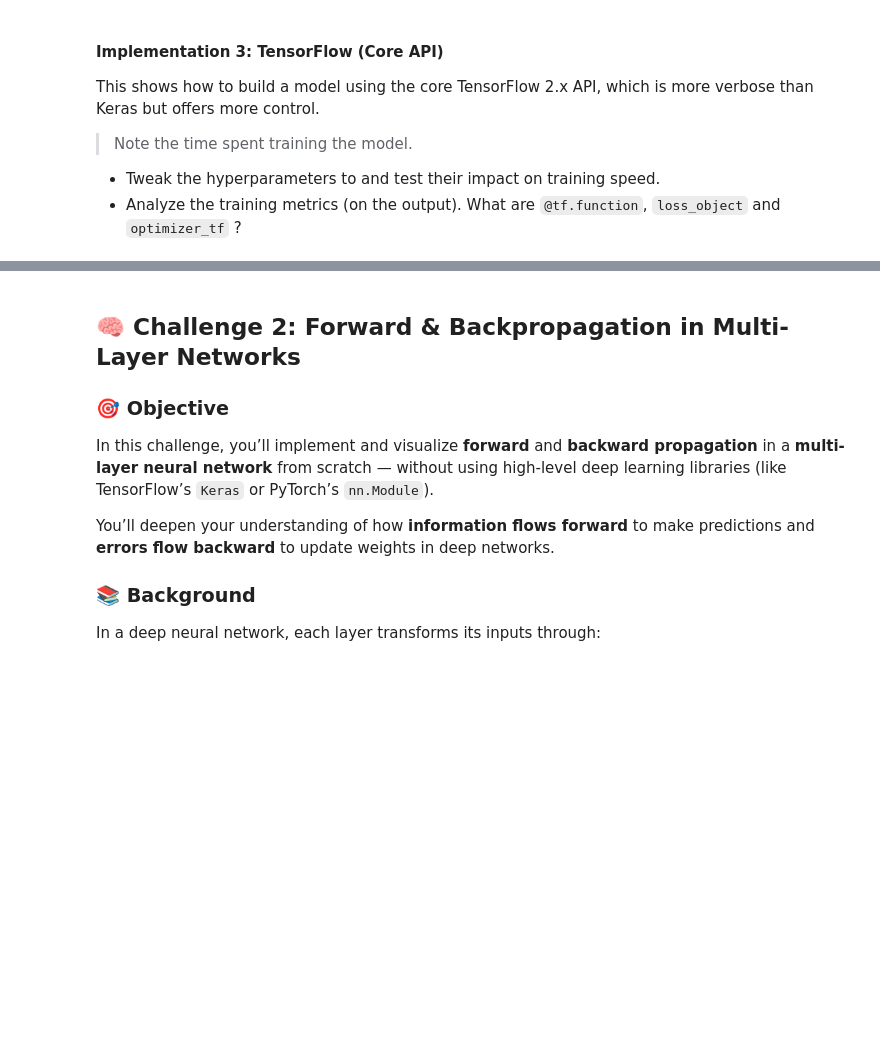
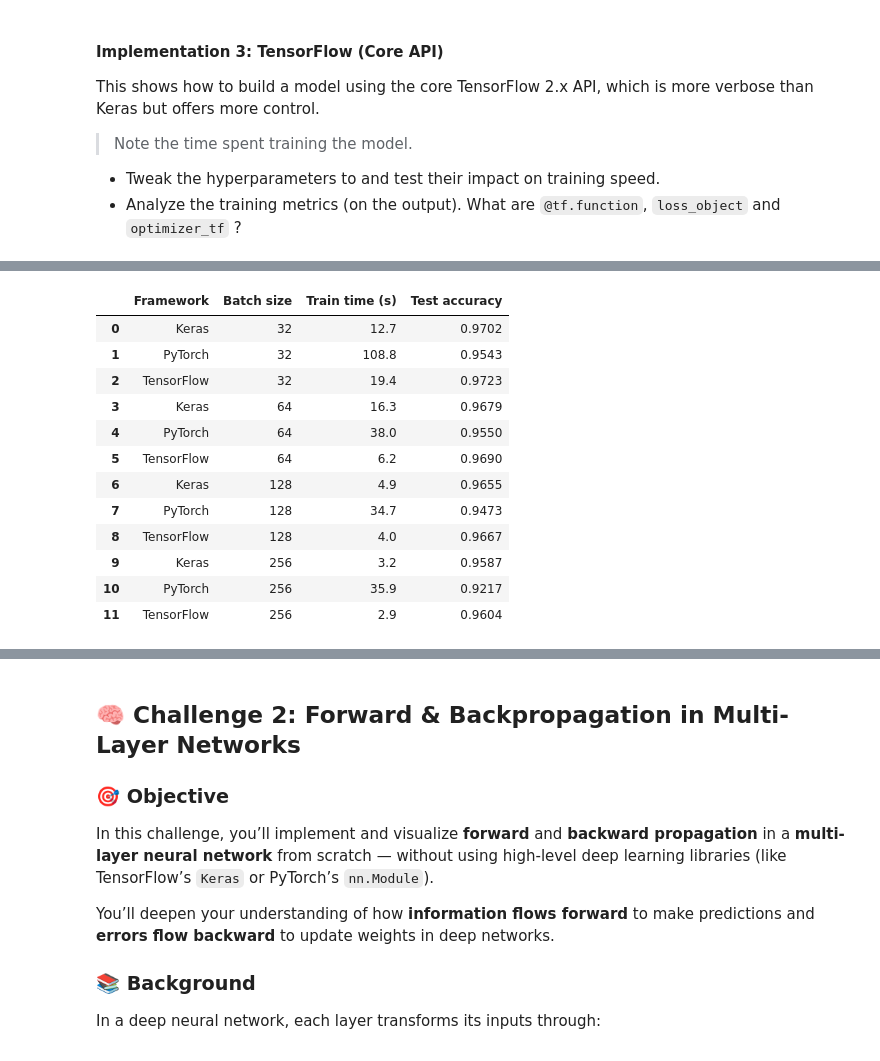
Before and after one commit to JohnBuni/MultiLayerPerceptrons_Workshop, a Jupyter notebook: MultiLayerPerceptrons_Workshop.ipynb, the cells around one changed output, grey strips where cells are left out. Saved outputs shown, nothing was run; the diff lists cells and outputs as text; code cells hidden in the pictures; blank space fills up the shorter version.

```diff
--- a/MultiLayerPerceptrons_Workshop.ipynb
+++ b/MultiLayerPerceptrons_Workshop.ipynb
@@ -640,0 +702,93 @@ Then use the table to prepare talking points on:
+# %%
+import pandas as pd
+import plotly.express as px
+
+
+class BatchSizeTest:
+    def __init__(self, batch_sizes=(32, 64, 128, 256), epochs=2):
+        self.batch_sizes = batch_sizes
+        self.epochs = epochs
+        self.rows = []
+
+    def _log(self, framework, batch_size, seconds, acc):
+        self.rows.append({"Framework": framework, "Batch size": batch_size,
+                          "Train time (s)": round(seconds, 1), "Test accuracy": round(float(acc), 4)})
+
+    def keras(self, batch_size):
+        model = keras.Sequential([
+            keras.layers.Input(shape=(784,)),
+            keras.layers.Dense(128, activation="relu"),
+            keras.layers.Dense(64, activation="relu"),
+            keras.layers.Dense(10, activation="softmax"),
+        ])
+        model.compile(optimizer="adam", loss="sparse_categorical_crossentropy", metrics=["accuracy"])
+        start = time.perf_counter()
+        model.fit(x_train_flat, y_train_tf, batch_size=batch_size, epochs=self.epochs, verbose=0)
+        seconds = time.perf_counter() - start
+        _, acc = model.evaluate(x_test_flat, y_test_tf, verbose=0)
+        self._log("Keras", batch_size, seconds, acc)
+
+    def pytorch(self, batch_size):
+        model = MLP_PyTorch()
+        loss_fn = nn.CrossEntropyLoss()
+        opt = optim.Adam(model.parameters(), lr=0.001)
+        loader = torch.utils.data.DataLoader(train_dataset_pt, batch_size=batch_size, shuffle=True)
+        model.train()
+        start = time.perf_counter()
+        for _ in range(self.epochs):
+            for images, labels in loader:
+                opt.zero_grad()
+                loss_fn(model(images), labels).backward()
+                opt.step()
+        seconds = time.perf_counter() - start
+        model.eval()
+        hits = 0
+        with torch.no_grad():
+            for images, labels in test_loader_pt:
+                hits += (model(images).argmax(1) == labels).sum().item()
+        self._log("PyTorch", batch_size, seconds, hits / len(test_dataset_pt))
+
+    def tensorflow(self, batch_size):
+        model = MLP_TensorFlow()
+        opt = tf.keras.optimizers.Adam()
+        dataset = tf.data.Dataset.from_tensor_slices((x_train_flat, y_train_tf)).shuffle(60000).batch(batch_size)
+
+        @tf.function
+        def step(x, y):
+            with tf.GradientTape() as tape:
+                loss = loss_object(y, model(x, training=True))
+            grads = tape.gradient(loss, model.trainable_variables)
+            opt.apply_gradients(zip(grads, model.trainable_variables))
+
+        start = time.perf_counter()
+        for _ in range(self.epochs):
+            for x, y in dataset:
+                step(x, y)
+        seconds = time.perf_counter() - start
+        acc = np.mean(tf.argmax(model(x_test_flat), axis=1).numpy() == y_test_tf)
+        self._log("TensorFlow", batch_size, seconds, acc)
+
+    def run(self):
+        for bs in self.batch_sizes:
+            self.keras(bs)
+            self.pytorch(bs)
+            self.tensorflow(bs)
+        return pd.DataFrame(self.rows)
+
+
+sweep = BatchSizeTest().run()
+sweep
+# %% [output]
+|  | Framework | Batch size | Train time (s) | Test accuracy |
+| 0 | Keras | 32 | 12.7 | 0.9702 |
+| 1 | PyTorch | 32 | 108.8 | 0.9543 |
+| 2 | TensorFlow | 32 | 19.4 | 0.9723 |
+| 3 | Keras | 64 | 16.3 | 0.9679 |
+| 4 | PyTorch | 64 | 38.0 | 0.9550 |
+| 5 | TensorFlow | 64 | 6.2 | 0.9690 |
+| 6 | Keras | 128 | 4.9 | 0.9655 |
+| 7 | PyTorch | 128 | 34.7 | 0.9473 |
+| 8 | TensorFlow | 128 | 4.0 | 0.9667 |
+| 9 | Keras | 256 | 3.2 | 0.9587 |
+| 10 | PyTorch | 256 | 35.9 | 0.9217 |
+| 11 | TensorFlow | 256 | 2.9 | 0.9604 |
```
Also changed, not shown: parts of 48 cells of this notebook, 6 other files.
